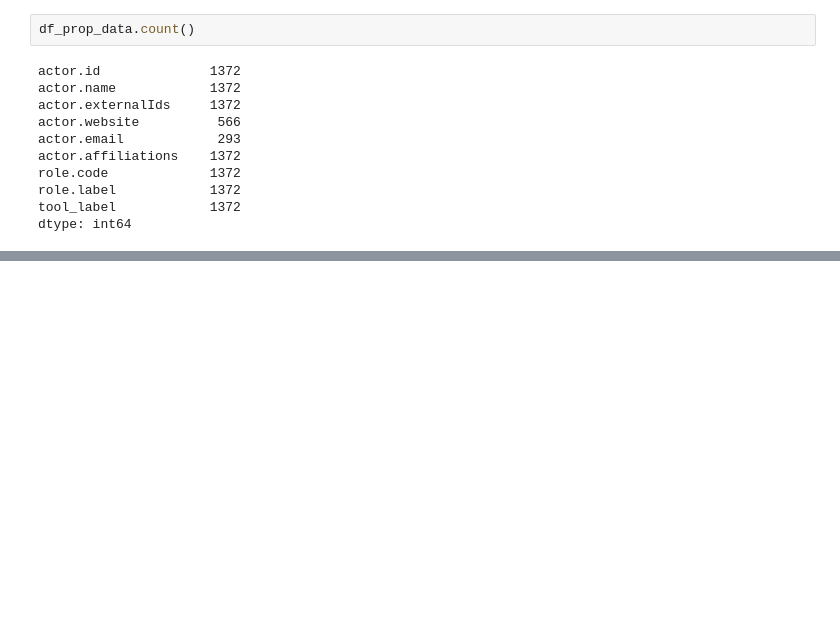
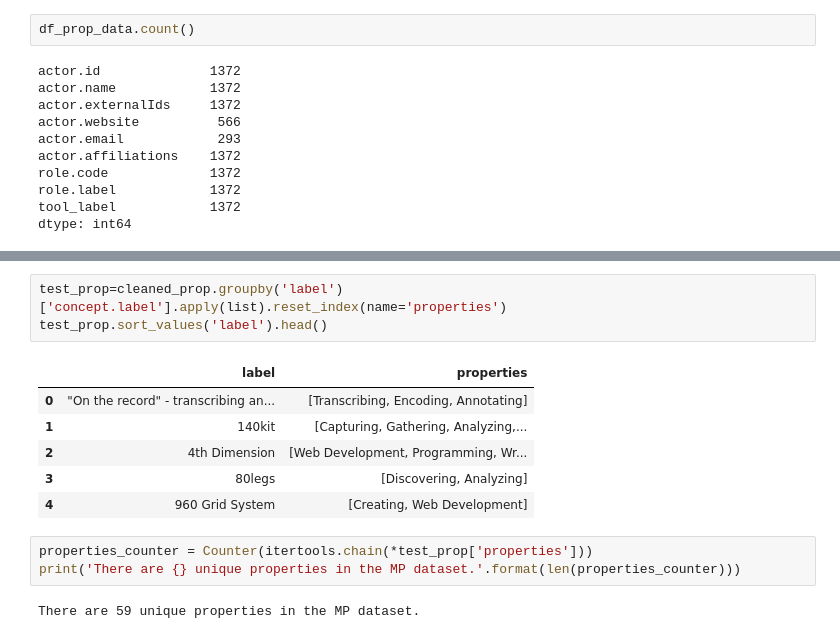
Before and after one commit to cesareconcordia/sshoc-resources, a Jupyter notebook: SSHOCCurationWS-Demo.ipynb, the cells around one changed output, grey strips where cells are left out. Saved outputs shown, nothing was run; the diff lists cells and outputs as text; blank space fills up the shorter version.

```diff
--- a/SSHOCCurationWS-Demo.ipynb
+++ b/SSHOCCurationWS-Demo.ipynb
@@ -491,0 +519,15 @@ dtype: int64
+# %%
+test_prop=cleaned_prop.groupby('label')['concept.label'].apply(list).reset_index(name='properties')
+test_prop.sort_values('label').head()
+# %% [output]
+|  | label | properties |
+| 0 | "On the record" - transcribing an... | [Transcribing, Encoding, Annotating] |
+| 1 | 140kit | [Capturing, Gathering, Analyzing,... |
+| 2 | 4th Dimension | [Web Development, Programming, Wr... |
+| 3 | 80legs | [Discovering, Analyzing] |
+| 4 | 960 Grid System | [Creating, Web Development] |
+# %%
+properties_counter = Counter(itertools.chain(*test_prop['properties']))
+print('There are {} unique properties in the MP dataset.'.format(len(properties_counter)))
+# %% [output]
+There are 59 unique properties in the MP dataset.
```
Also changed, not shown: parts of 29 cells of this notebook.
